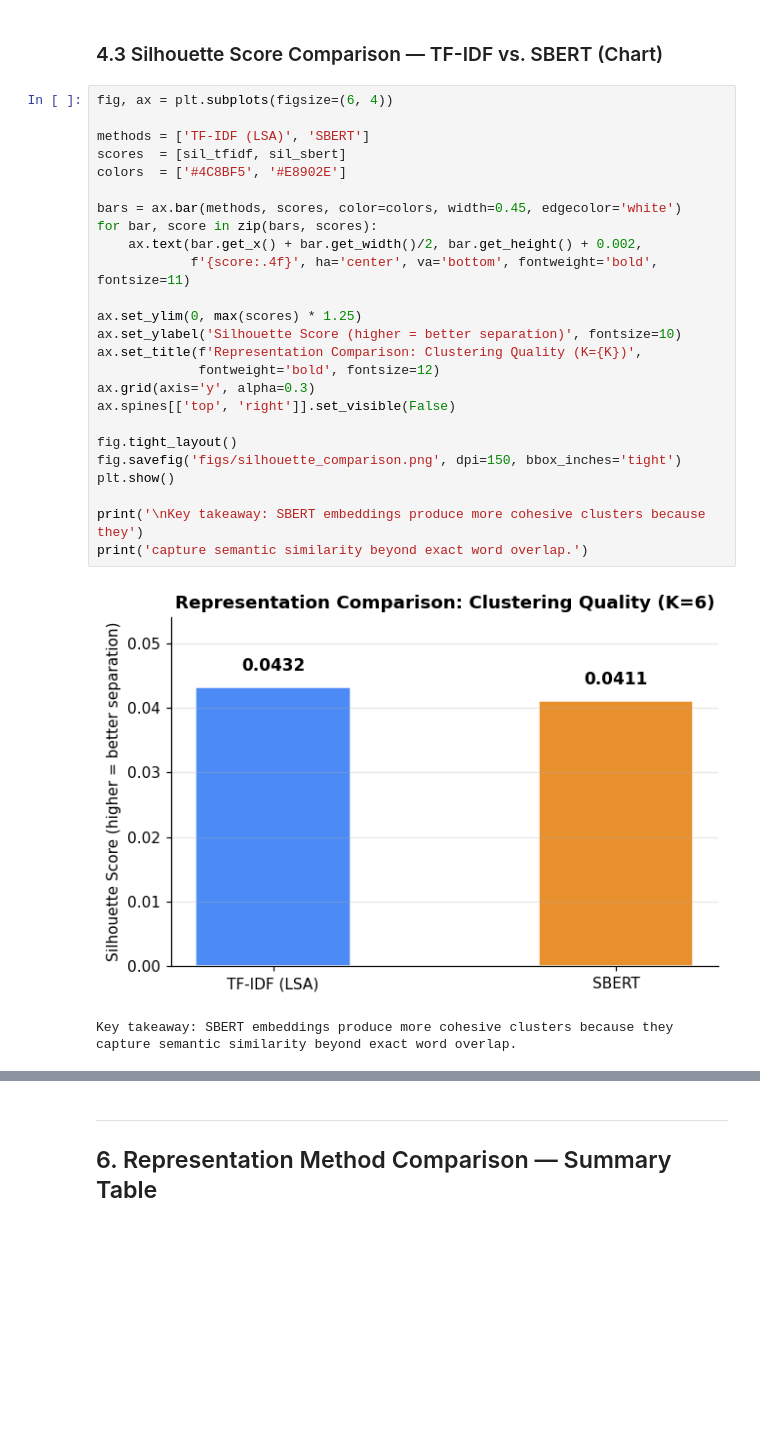
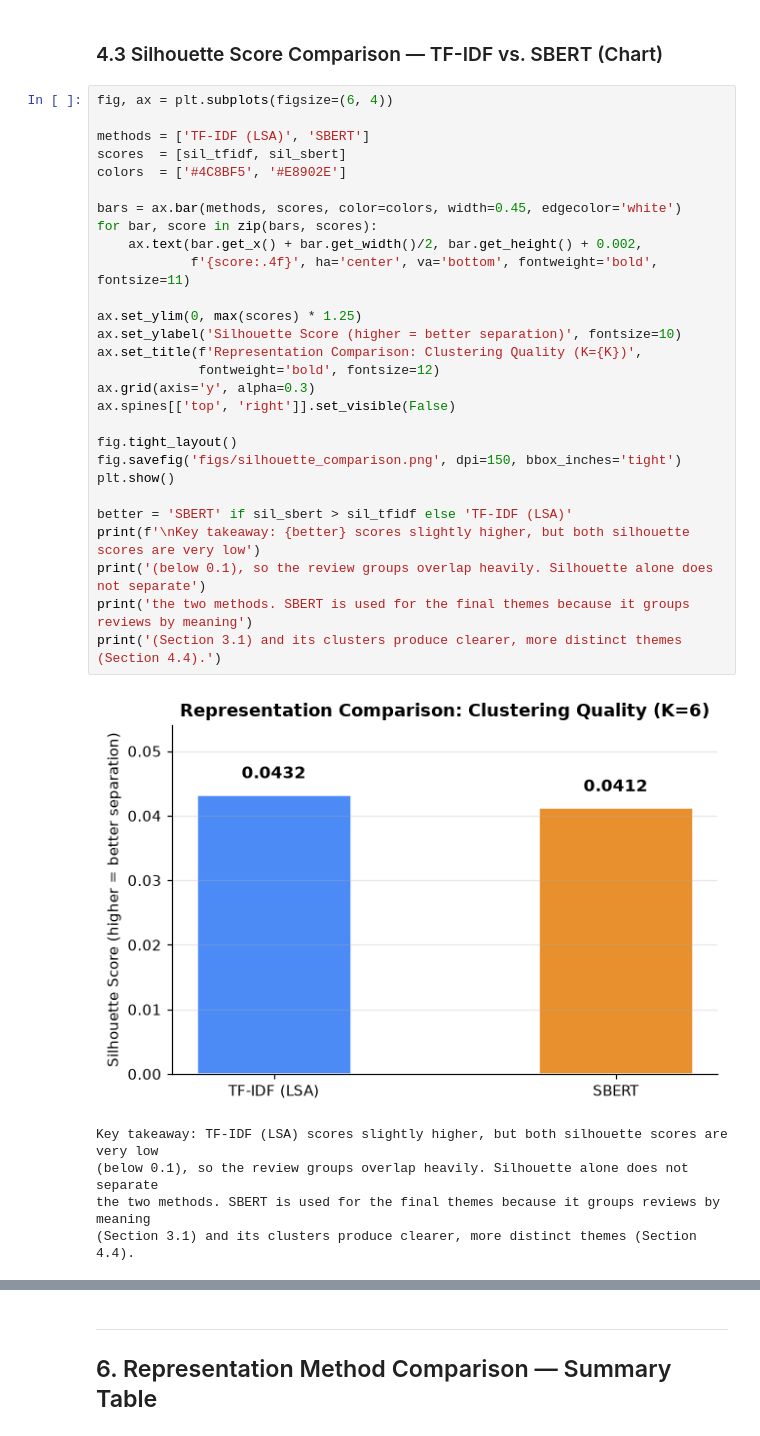
Before and after one commit to crystal76123/crystal76123.github.io, a Jupyter notebook: projects/google-reviews/files/2_text_representation_and_clustering.ipynb, the cells around one changed output, grey strips where cells are left out. Drawn from its saved outputs; the diff is of its cells as text; blank space fills up the shorter version.

```diff
--- a/projects/google-reviews/files/2_text_representation_and_clustering.ipynb
+++ b/projects/google-reviews/files/2_text_representation_and_clustering.ipynb
@@ -406,29 +393,34 @@ SBERT improvement over TF-IDF: -5.0%
 # %%
 fig, ax = plt.subplots(figsize=(6, 4))
 
 methods = ['TF-IDF (LSA)', 'SBERT']
 scores  = [sil_tfidf, sil_sbert]
 colors  = ['#4C8BF5', '#E8902E']
 
 bars = ax.bar(methods, scores, color=colors, width=0.45, edgecolor='white')
 for bar, score in zip(bars, scores):
     ax.text(bar.get_x() + bar.get_width()/2, bar.get_height() + 0.002,
             f'{score:.4f}', ha='center', va='bottom', fontweight='bold', fontsize=11)
 
 ax.set_ylim(0, max(scores) * 1.25)
 ax.set_ylabel('Silhouette Score (higher = better separation)', fontsize=10)
 ax.set_title(f'Representation Comparison: Clustering Quality (K={K})',
              fontweight='bold', fontsize=12)
 ax.grid(axis='y', alpha=0.3)
 ax.spines[['top', 'right']].set_visible(False)
 
 fig.tight_layout()
 fig.savefig('figs/silhouette_comparison.png', dpi=150, bbox_inches='tight')
 plt.show()
 
-print('\nKey takeaway: SBERT embeddings produce more cohesive clusters because they')
-print('capture semantic similarity beyond exact word overlap.')
+better = 'SBERT' if sil_sbert > sil_tfidf else 'TF-IDF (LSA)'
+print(f'\nKey takeaway: {better} scores slightly higher, but both silhouette scores are very low')
+print('(below 0.1), so the review groups overlap heavily. Silhouette alone does not separate')
+print('the two methods. SBERT is used for the final themes because it groups reviews by meaning')
+print('(Section 3.1) and its clusters produce clearer, more distinct themes (Section 4.4).')
 # %% [output]
-[figure, old version]
+[figure, new version]
-Key takeaway: SBERT embeddings produce more cohesive clusters because they
-capture semantic similarity beyond exact word overlap.
+Key takeaway: TF-IDF (LSA) scores slightly higher, but both silhouette scores are very low
+(below 0.1), so the review groups overlap heavily. Silhouette alone does not separate
+the two methods. SBERT is used for the final themes because it groups reviews by meaning
+(Section 3.1) and its clusters produce clearer, more distinct themes (Section 4.4).
```
Also changed, not shown: parts of 30 cells of this notebook, 2 other files.
